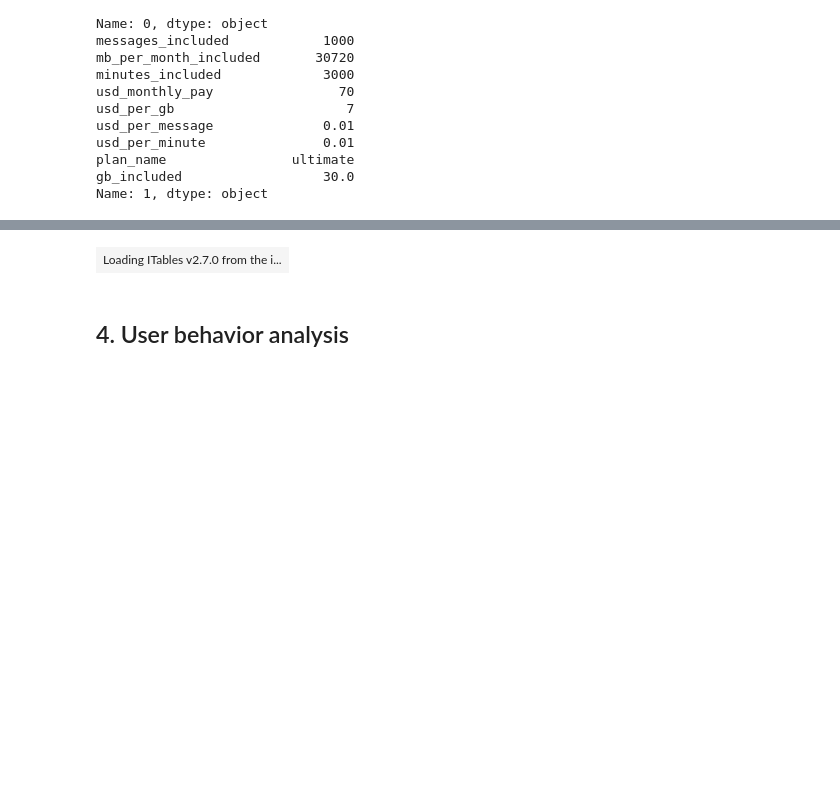
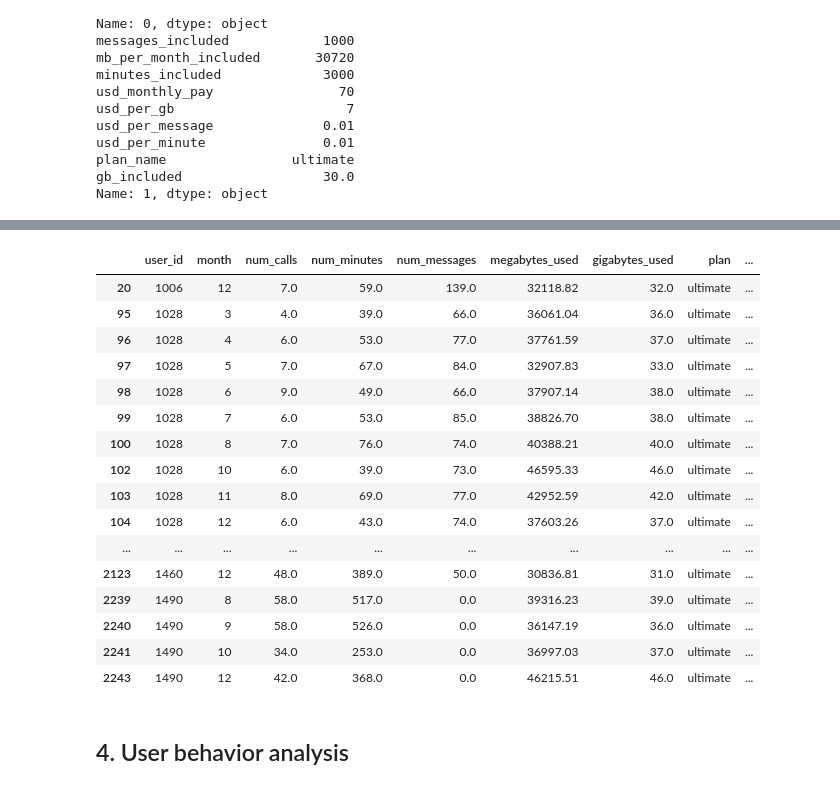
Before and after one commit to marcofrancohalsey/telecom-prepaid-plan-revenue-analysis, a Jupyter notebook: telecom_revenue_analysis.ipynb, the cells around one changed output, grey strips where cells are left out. Cells and saved outputs as stored; diff of their text form; code cells hidden in the pictures; blank space fills up the shorter version.

Commit message:
changes in show -> display

```diff
--- a/telecom_revenue_analysis.ipynb
+++ b/telecom_revenue_analysis.ipynb
@@ -750,7 +714,23 @@ show(df_usage)
 # %%
-show(df_usage[((df_usage['num_minutes'] > 3000) | (df_usage['num_messages'] > 1000) | (df_usage['gigabytes_used'] > 30)) & (df_usage['plan'] == 'ultimate' )])
+display(df_usage[((df_usage['num_minutes'] > 3000) | (df_usage['num_messages'] > 1000) | (df_usage['gigabytes_used'] > 30)) & (df_usage['plan'] == 'ultimate' )])
 # %% [output]
-| Loading ITables v2.7.0 from the i... |
+|  | user_id | month | num_calls | num_minutes | num_messages | megabytes_used | gigabytes_used | plan | ... |
+| 20 | 1006 | 12 | 7.0 | 59.0 | 139.0 | 32118.82 | 32.0 | ultimate | ... |
+| 95 | 1028 | 3 | 4.0 | 39.0 | 66.0 | 36061.04 | 36.0 | ultimate | ... |
+| 96 | 1028 | 4 | 6.0 | 53.0 | 77.0 | 37761.59 | 37.0 | ultimate | ... |
+| 97 | 1028 | 5 | 7.0 | 67.0 | 84.0 | 32907.83 | 33.0 | ultimate | ... |
+| 98 | 1028 | 6 | 9.0 | 49.0 | 66.0 | 37907.14 | 38.0 | ultimate | ... |
+| 99 | 1028 | 7 | 6.0 | 53.0 | 85.0 | 38826.70 | 38.0 | ultimate | ... |
+| 100 | 1028 | 8 | 7.0 | 76.0 | 74.0 | 40388.21 | 40.0 | ultimate | ... |
+| 102 | 1028 | 10 | 6.0 | 39.0 | 73.0 | 46595.33 | 46.0 | ultimate | ... |
+| 103 | 1028 | 11 | 8.0 | 69.0 | 77.0 | 42952.59 | 42.0 | ultimate | ... |
+| 104 | 1028 | 12 | 6.0 | 43.0 | 74.0 | 37603.26 | 37.0 | ultimate | ... |
+| ... | ... | ... | ... | ... | ... | ... | ... | ... | ... |
+| 2123 | 1460 | 12 | 48.0 | 389.0 | 50.0 | 30836.81 | 31.0 | ultimate | ... |
+| 2239 | 1490 | 8 | 58.0 | 517.0 | 0.0 | 39316.23 | 39.0 | ultimate | ... |
+| 2240 | 1490 | 9 | 58.0 | 526.0 | 0.0 | 36147.19 | 36.0 | ultimate | ... |
+| 2241 | 1490 | 10 | 34.0 | 253.0 | 0.0 | 36997.03 | 37.0 | ultimate | ... |
+| 2243 | 1490 | 12 | 42.0 | 368.0 | 0.0 | 46215.51 | 46.0 | ultimate | ... |
 # %% [markdown]
 ## 4. User behavior analysis
 # %%
```
Also changed, not shown: parts of 32 cells of this notebook.
